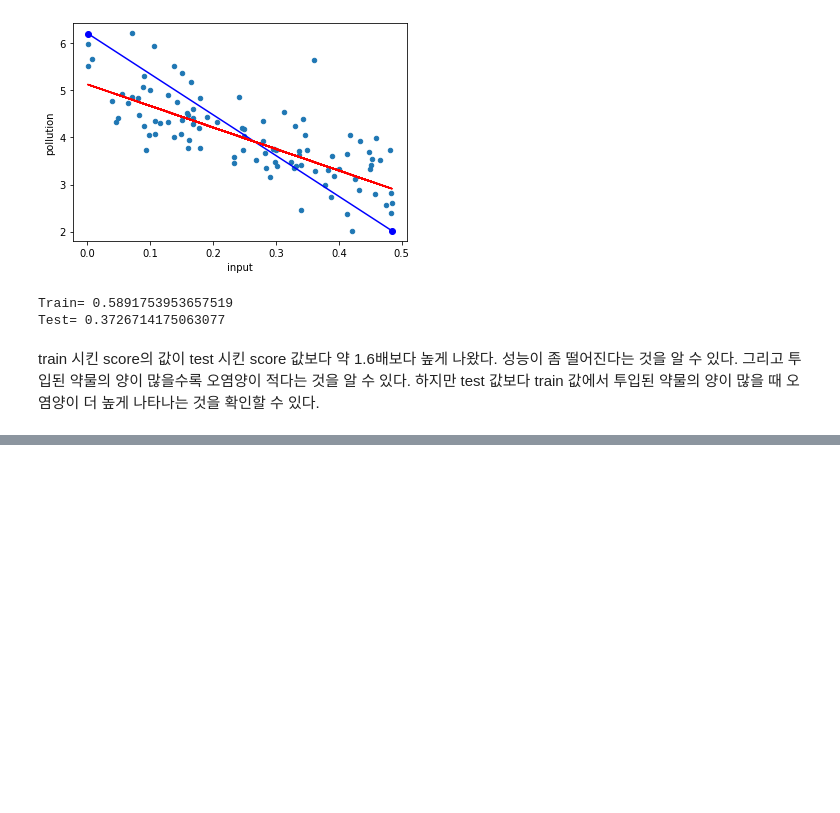
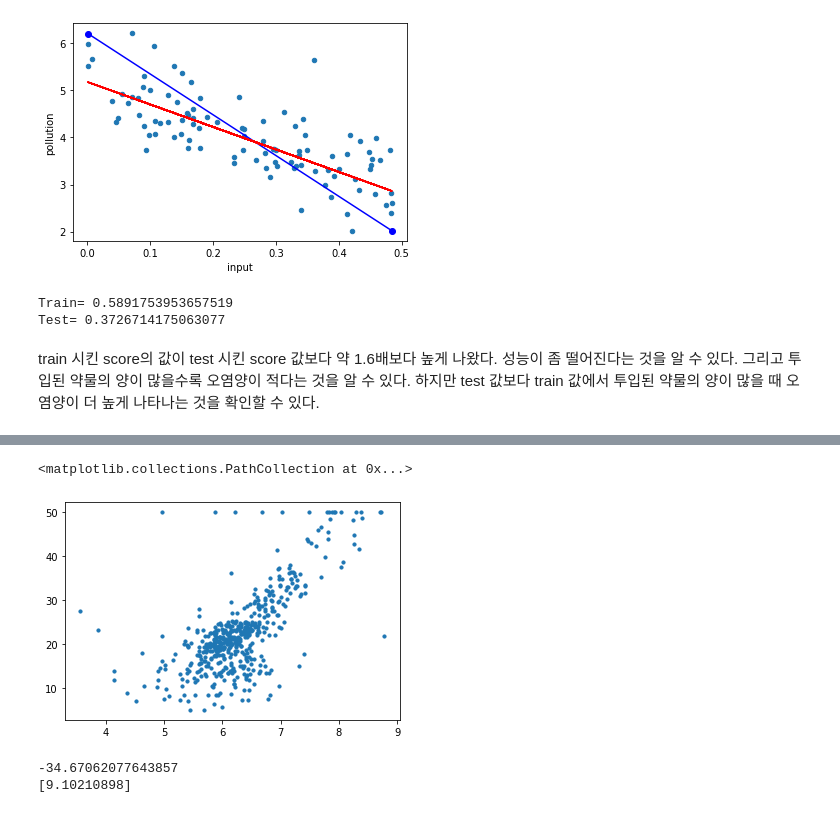
Before and after one commit to Yudaeun/Data_Analysis, a Jupyter notebook: pollution_and_medicine.ipynb, the cells around one changed output, grey strips where cells are left out. Saved outputs shown, nothing was run; the diff lists cells and outputs as text; code cells hidden in the pictures; blank space fills up the shorter version.

Commit message:
linear regression

```diff
--- a/pollution_and_medicine.ipynb
+++ b/pollution_and_medicine.ipynb
@@ -102,0 +117,16 @@ train 시킨 score의 값이 test 시킨 score 값보다 약 1.6배보다 높게
+# %%
+from sklearn import datasets
+import pandas as pd
+import matplotlib.pylab as plt
+import matplotlib
+from sklearn import linear_model
+from sklearn.metrics import mean_squared_error
+import numpy as np
+
+boston=datasets.load_boston()
+print(boston.feature_names)
+print(boston.data.shape)
+print(boston.keys())
+print("----")
+
+# 보스턴 하우징 데이터셋을 불러와서 컬럼 이름이랑 데이터 타입이랑 전체 행과 열 길이를 확인한다.
@@ -102,0 +171,20 @@ train 시킨 score의 값이 test 시킨 score 값보다 약 1.6배보다 높게
+# %%
+plt.scatter(boston.data[:,5],boston.target,s=10)
+# %% [output]
+<matplotlib.collections.PathCollection at 0x...>
+[figure, added]
+# %%
+lr=linear_model.LinearRegression()
+x=boston.data[:,5]
+x1=np.atleast_2d(x)
+x2=np.transpose(x1)
+y=boston.target
+lr.fit(x2,y)
+
+print(lr.intercept_)
+print(lr.coef_)
+
+# 선형 회귀 모델 만들기
+# %% [output]
+-34.67062077643857
+[9.10210898]
```
Also changed, not shown: parts of 19 cells of this notebook.
